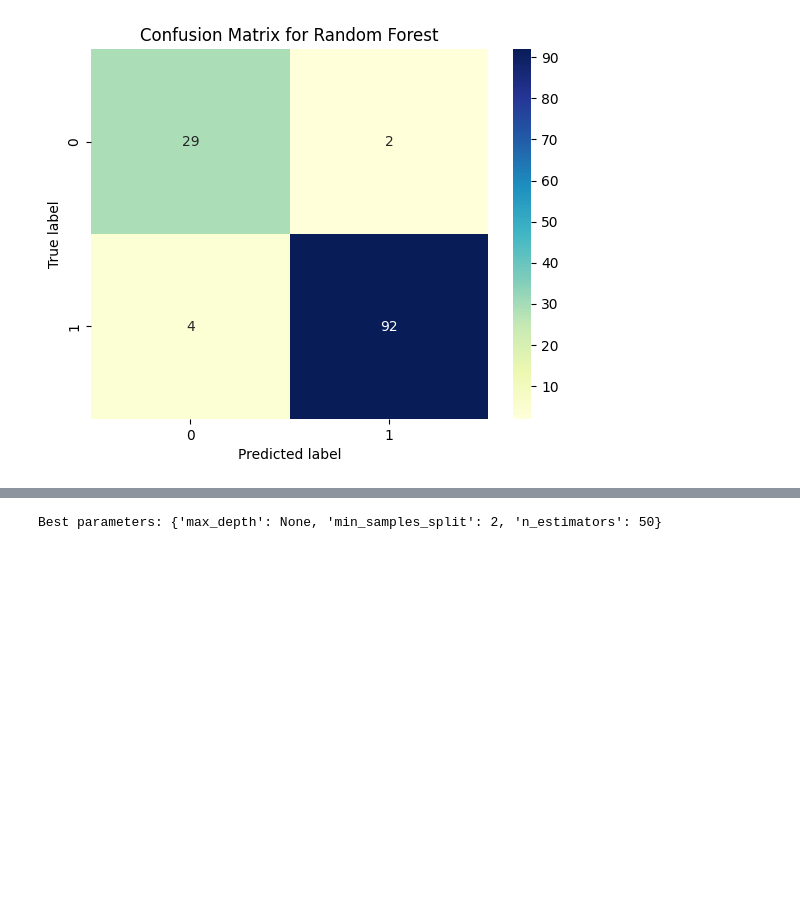
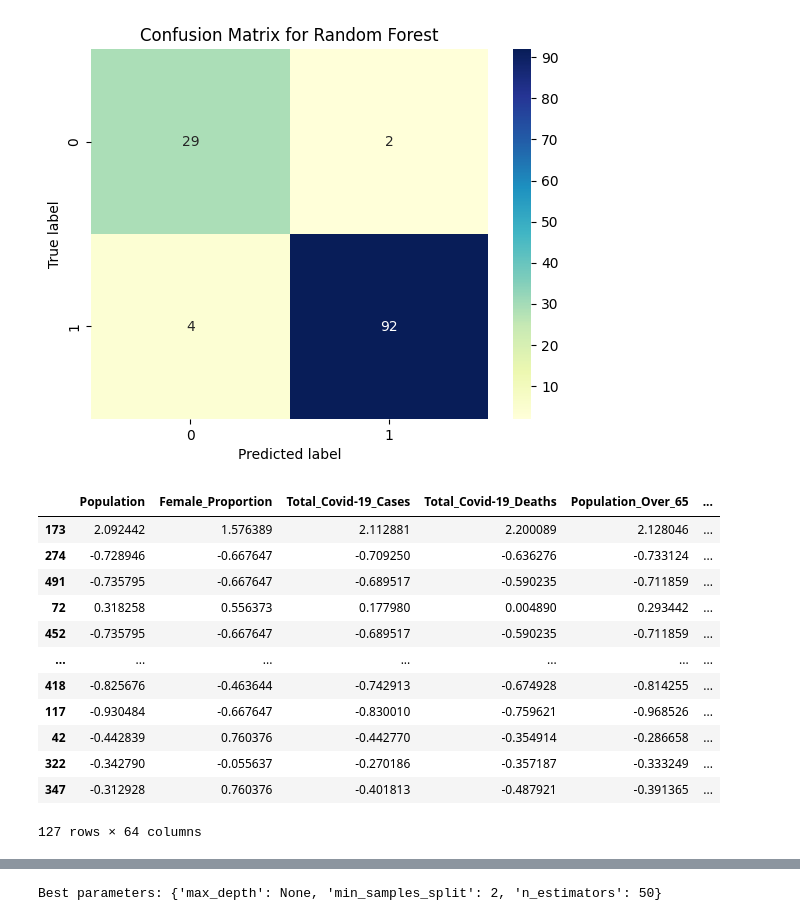
Before and after one commit to Alexander-Gebreamlak/COVID-19-Mortality-in-Ontario-Nursing-Homes, a Jupyter notebook: Covid-19 Ontario Mortality Nursing Home Analysis.ipynb, the cells around one changed output, grey strips where cells are left out. Cells and saved outputs as stored; diff of their text form; code cells hidden in the pictures; blank space fills up the shorter version.

```diff
--- a/Covid-19 Ontario Mortality Nursing Home Analysis.ipynb
+++ b/Covid-19 Ontario Mortality Nursing Home Analysis.ipynb
@@ -754,3 +772,19 @@ ax.set_title('Confusion Matrix for Random Forest')
 plt.show()
 # %% [output]
 [figure]
+# %%
+X_test
+# %% [output]
+|  | Population | Female_Proportion | Total_Covid-19_Cases | Total_Covid-19_Deaths | Population_Over_65 | ... |
+| 173 | 2.092442 | 1.576389 | 2.112881 | 2.200089 | 2.128046 | ... |
+| 274 | -0.728946 | -0.667647 | -0.709250 | -0.636276 | -0.733124 | ... |
+| 491 | -0.735795 | -0.667647 | -0.689517 | -0.590235 | -0.711859 | ... |
+| 72 | 0.318258 | 0.556373 | 0.177980 | 0.004890 | 0.293442 | ... |
+| 452 | -0.735795 | -0.667647 | -0.689517 | -0.590235 | -0.711859 | ... |
+| ... | ... | ... | ... | ... | ... | ... |
+| 418 | -0.825676 | -0.463644 | -0.742913 | -0.674928 | -0.814255 | ... |
+| 117 | -0.930484 | -0.667647 | -0.830010 | -0.759621 | -0.968526 | ... |
+| 42 | -0.442839 | 0.760376 | -0.442770 | -0.354914 | -0.286658 | ... |
+| 322 | -0.342790 | -0.055637 | -0.270186 | -0.357187 | -0.333249 | ... |
+| 347 | -0.312928 | 0.760376 | -0.401813 | -0.487921 | -0.391365 | ... |
+127 rows × 64 columns
```
Also changed, not shown: parts of 4 cells of this notebook.
